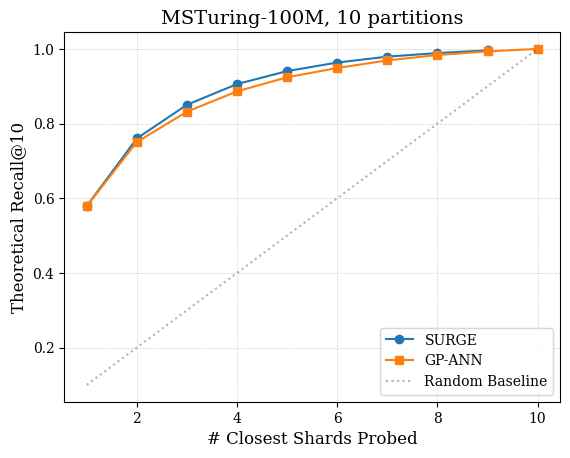
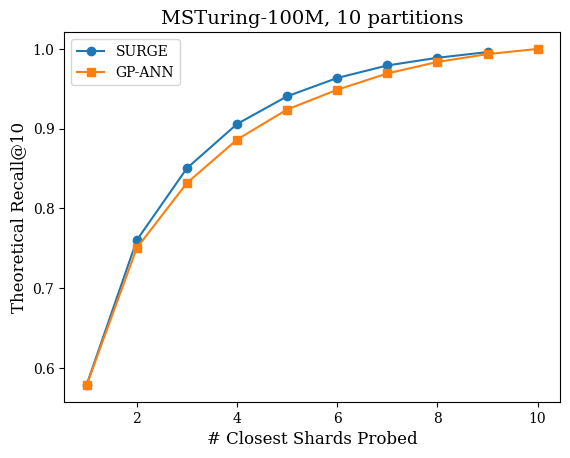
The notebook cell's code change between the first figure and the second:
--- before
+++ after
@@ -5,6 +5,6 @@
          msturing_gpann["route_456_HNSW_HierKMeans"], label="GP-ANN", marker="s")
 
-plt.plot(msturing_gpann["num_shards_searched"], 
-         msturing_gpann["num_shards_searched"]/10, label="Random Baseline", ls=":", color="black", alpha=0.3)
+# plt.plot(msturing_gpann["num_shards_searched"], 
+#          msturing_gpann["num_shards_searched"]/10, label="Random Baseline", ls=":", color="black", alpha=0.3)
 
 plt.xlabel("# Closest Shards Probed")
@@ -13,5 +13,5 @@
 plt.legend()
 
-plt.grid(True, which="both", linestyle="--", linewidth=0.5)
+# plt.grid(True, which="both", linestyle="--", linewidth=0.5)
 
 

Commit: new fig 1 plots